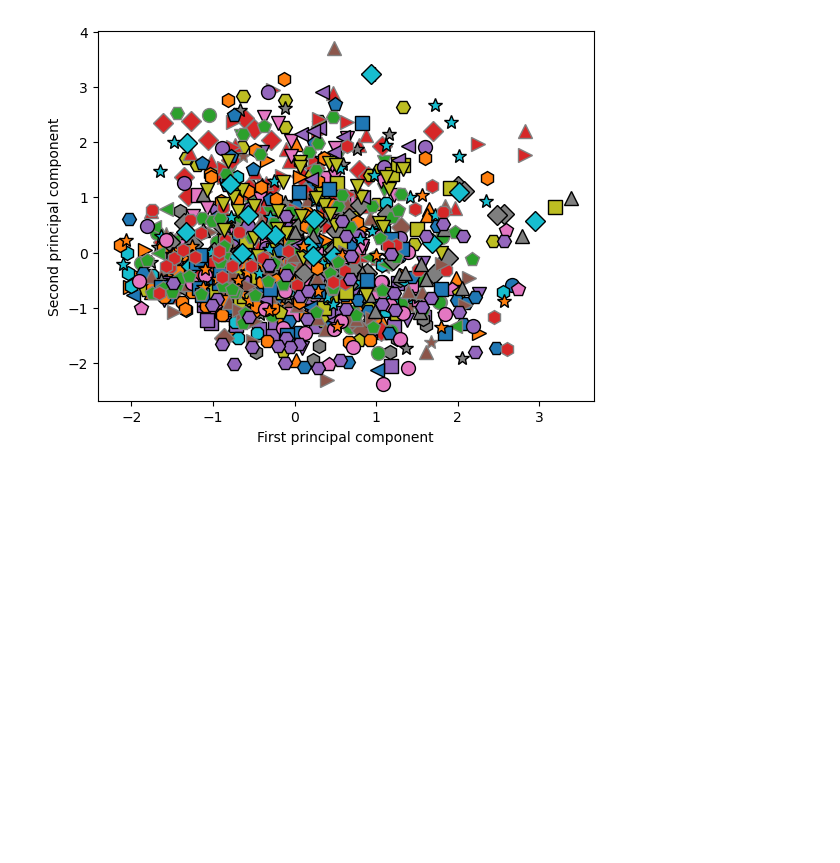
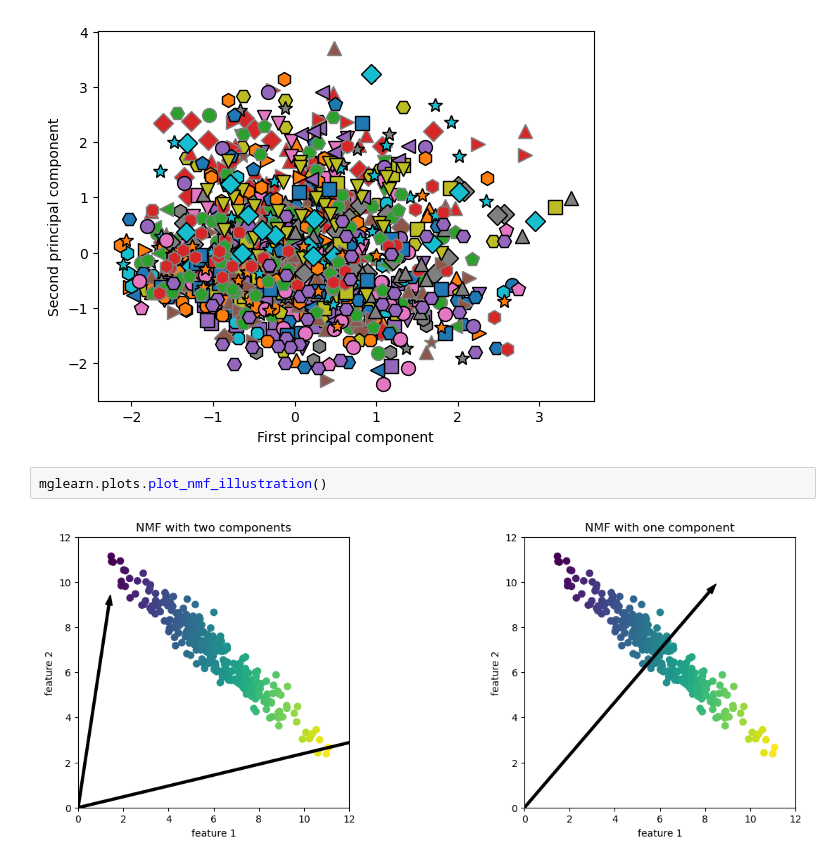
Before and after one commit to hemanthkotaprolu/Introduction-to-Machine-Learning-with-Python, a Jupyter notebook: chapter_3.ipynb, the cells around one changed output. Drawn from its saved outputs; the diff is of its cells as text; blank space fills up the shorter version.

```diff
--- a/chapter_3.ipynb
+++ b/chapter_3.ipynb
@@ -368,3 +359,7 @@ plt.ylabel("Second principal component")
 # %% [output]
 Text(0, 0.5, 'Second principal component')
 [figure]
+# %%
+mglearn.plots.plot_nmf_illustration()
+# %% [output]
+[figure, added]
```
Also changed, not shown: parts of 15 cells of this notebook.
